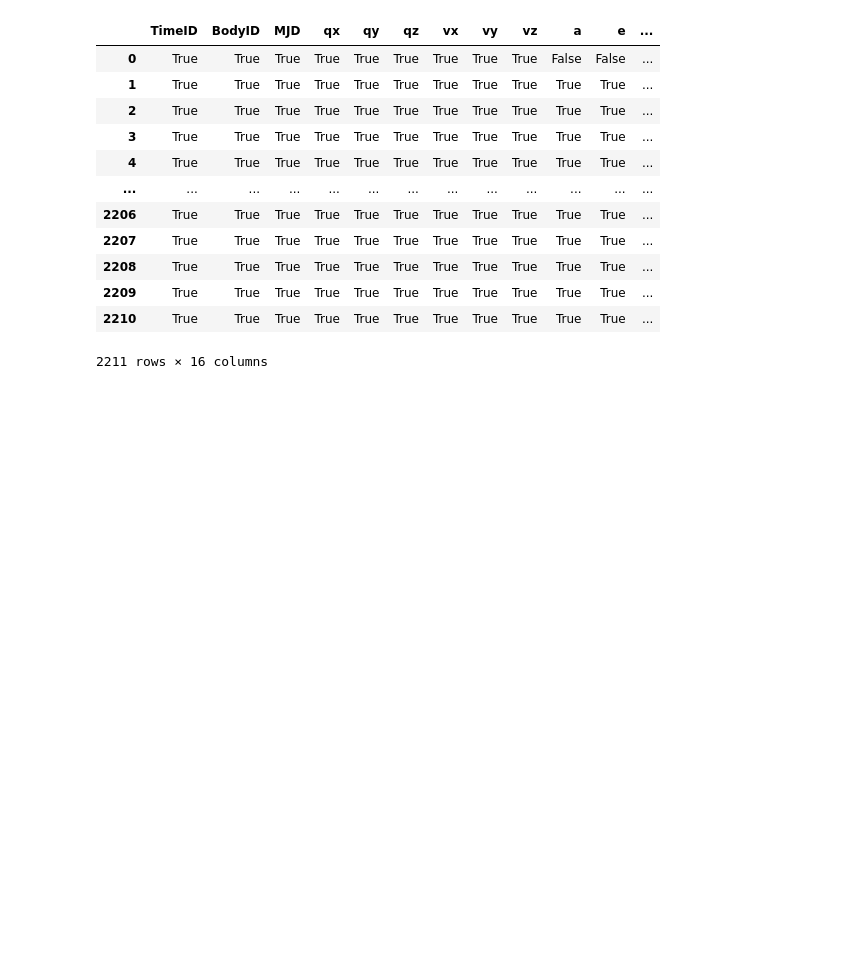
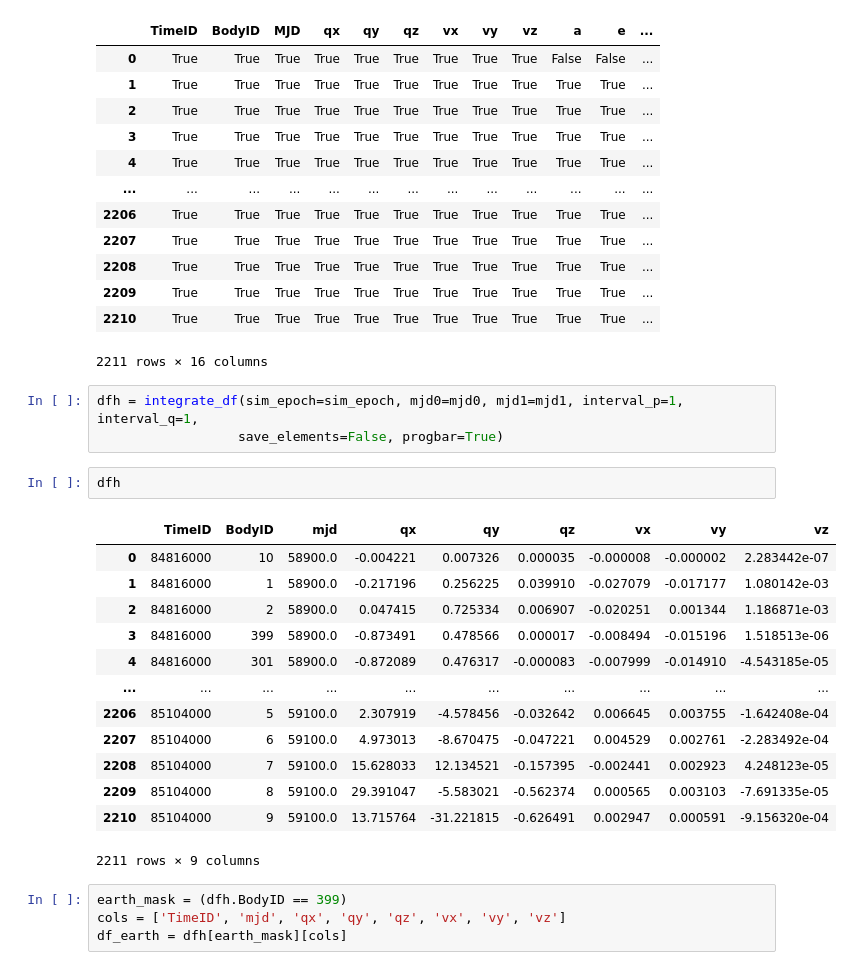
Before and after one commit to memanuel/kepler-sieve, a Jupyter notebook: jupyter/planets_integrate.ipynb, the cells around one changed output. Drawn from its saved outputs; the diff is of its cells as text; blank space fills up the shorter version.

```diff
--- a/jupyter/planets_integrate.ipynb
+++ b/jupyter/planets_integrate.ipynb
@@ -100,3 +100,26 @@ df2==df
 | 2209 | True | True | True | True | True | True | True | True | True | True | True | ... |
 | 2210 | True | True | True | True | True | True | True | True | True | True | True | ... |
 2211 rows × 16 columns
+# %%
+dfh = integrate_df(sim_epoch=sim_epoch, mjd0=mjd0, mjd1=mjd1, interval_p=1, interval_q=1,
+                  save_elements=False, progbar=True)
+# %%
+dfh
+# %% [output]
+|  | TimeID | BodyID | mjd | qx | qy | qz | vx | vy | vz |
+| 0 | 84816000 | 10 | 58900.0 | -0.004221 | 0.007326 | 0.000035 | -0.000008 | -0.000002 | 2.283442e-07 |
+| 1 | 84816000 | 1 | 58900.0 | -0.217196 | 0.256225 | 0.039910 | -0.027079 | -0.017177 | 1.080142e-03 |
+| 2 | 84816000 | 2 | 58900.0 | 0.047415 | 0.725334 | 0.006907 | -0.020251 | 0.001344 | 1.186871e-03 |
+| 3 | 84816000 | 399 | 58900.0 | -0.873491 | 0.478566 | 0.000017 | -0.008494 | -0.015196 | 1.518513e-06 |
+| 4 | 84816000 | 301 | 58900.0 | -0.872089 | 0.476317 | -0.000083 | -0.007999 | -0.014910 | -4.543185e-05 |
+| ... | ... | ... | ... | ... | ... | ... | ... | ... | ... |
+| 2206 | 85104000 | 5 | 59100.0 | 2.307919 | -4.578456 | -0.032642 | 0.006645 | 0.003755 | -1.642408e-04 |
+| 2207 | 85104000 | 6 | 59100.0 | 4.973013 | -8.670475 | -0.047221 | 0.004529 | 0.002761 | -2.283492e-04 |
+| 2208 | 85104000 | 7 | 59100.0 | 15.628033 | 12.134521 | -0.157395 | -0.002441 | 0.002923 | 4.248123e-05 |
+| 2209 | 85104000 | 8 | 59100.0 | 29.391047 | -5.583021 | -0.562374 | 0.000565 | 0.003103 | -7.691335e-05 |
+| 2210 | 85104000 | 9 | 59100.0 | 13.715764 | -31.221815 | -0.626491 | 0.002947 | 0.000591 | -9.156320e-04 |
+2211 rows × 9 columns
+# %%
+earth_mask = (dfh.BodyID == 399)
+cols = ['TimeID', 'mjd', 'qx', 'qy', 'qz', 'vx', 'vy', 'vz']
+df_earth = dfh[earth_mask][cols]
```
Also changed, not shown: parts of 2 cells of this notebook, 3 other files.
